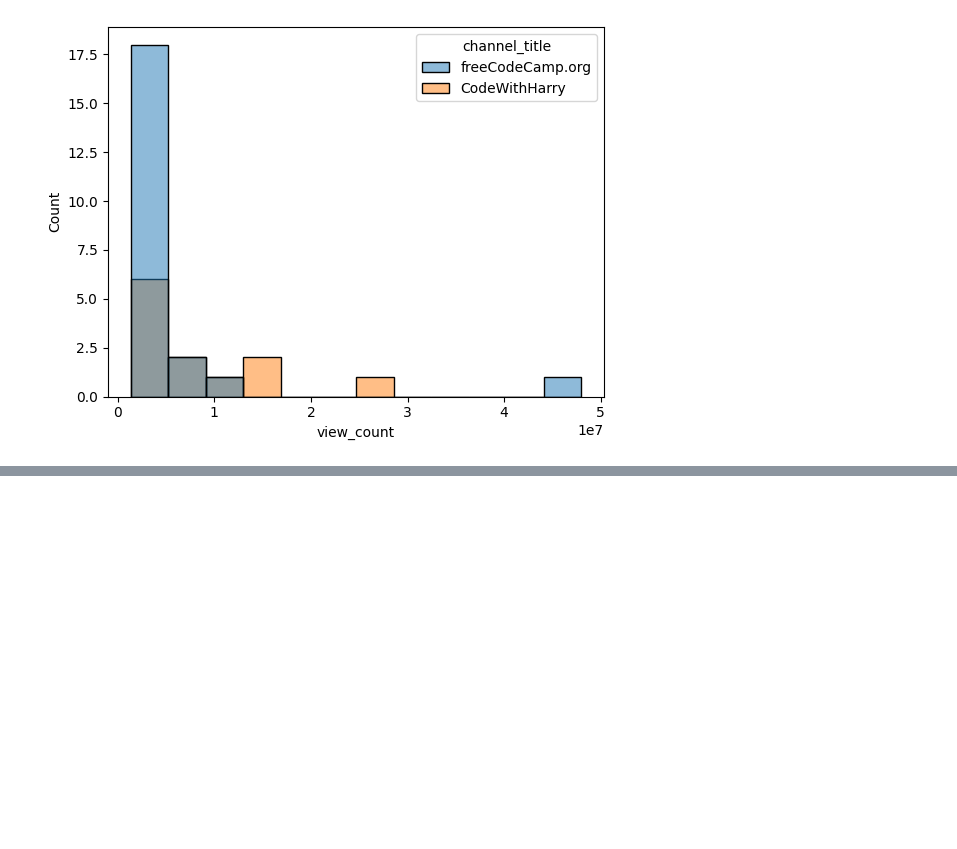
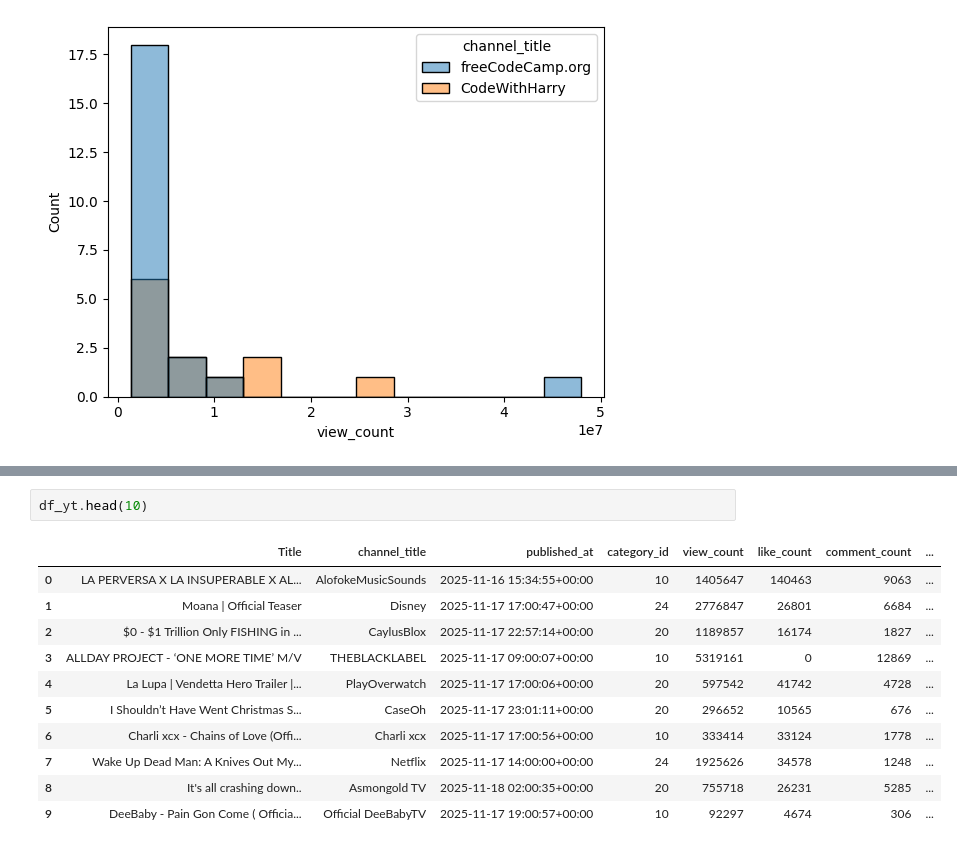
Before and after one commit to vexyiwnl/youtube-analytics, a Jupyter notebook: youtube_analytics.ipynb, the cells around one changed output, grey strips where cells are left out. Saved outputs shown, nothing was run; the diff lists cells and outputs as text; blank space fills up the shorter version.

```diff
--- a/youtube_analytics.ipynb
+++ b/youtube_analytics.ipynb
@@ -148,0 +215,14 @@ sns.barplot(freecode_harry,x="channel_title",y="view_count",hue="caption")
+# %%
+df_yt.head(10)
+# %% [output]
+|  | Title | channel_title | published_at | category_id | view_count | like_count | comment_count | ... |
+| 0 | LA PERVERSA X LA INSUPERABLE X AL... | AlofokeMusicSounds | 2025-11-16 15:34:55+00:00 | 10 | 1405647 | 140463 | 9063 | ... |
+| 1 | Moana | Official Teaser | Disney | 2025-11-17 17:00:47+00:00 | 24 | 2776847 | 26801 | 6684 | ... |
+| 2 | $0 - $1 Trillion Only FISHING in ... | CaylusBlox | 2025-11-17 22:57:14+00:00 | 20 | 1189857 | 16174 | 1827 | ... |
+| 3 | ALLDAY PROJECT - ‘ONE MORE TIME’ M/V | THEBLACKLABEL | 2025-11-17 09:00:07+00:00 | 10 | 5319161 | 0 | 12869 | ... |
+| 4 | La Lupa | Vendetta Hero Trailer |... | PlayOverwatch | 2025-11-17 17:00:06+00:00 | 20 | 597542 | 41742 | 4728 | ... |
+| 5 | I Shouldn’t Have Went Christmas S... | CaseOh | 2025-11-17 23:01:11+00:00 | 20 | 296652 | 10565 | 676 | ... |
+| 6 | Charli xcx - Chains of Love (Offi... | Charli xcx | 2025-11-17 17:00:56+00:00 | 10 | 333414 | 33124 | 1778 | ... |
+| 7 | Wake Up Dead Man: A Knives Out My... | Netflix | 2025-11-17 14:00:00+00:00 | 24 | 1925626 | 34578 | 1248 | ... |
+| 8 | It's all crashing down.. | Asmongold TV | 2025-11-18 02:00:35+00:00 | 20 | 755718 | 26231 | 5285 | ... |
+| 9 | DeeBaby - Pain Gon Come ( Officia... | Official DeeBabyTV | 2025-11-17 19:00:57+00:00 | 10 | 92297 | 4674 | 306 | ... |
```
Also changed, not shown: parts of 10 cells of this notebook.
